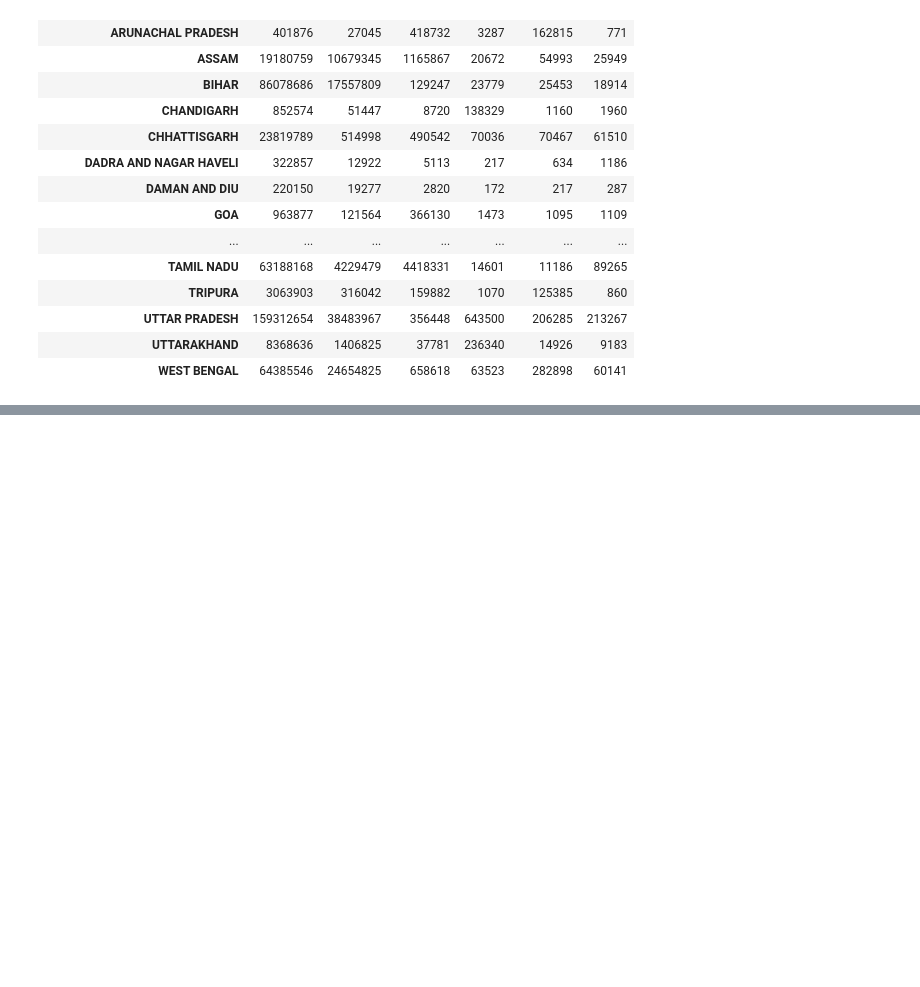
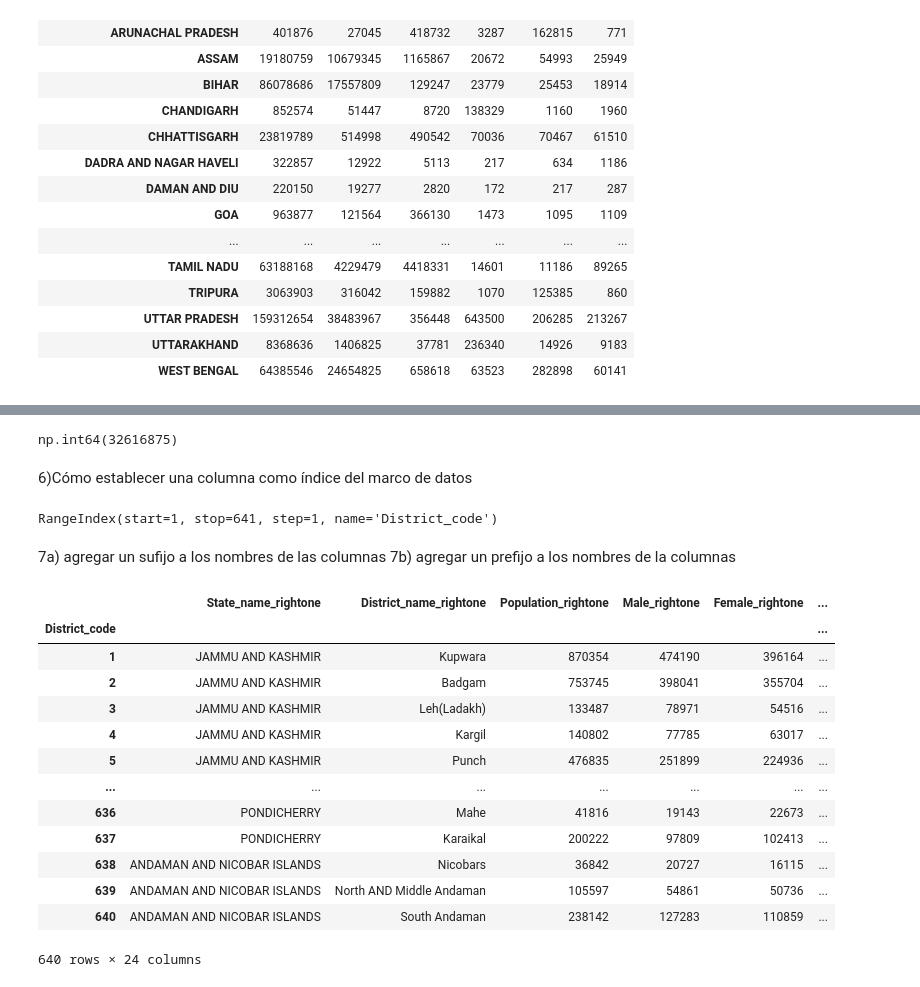
Before and after one commit to Mariaedita/proyectoDatos, a Jupyter notebook: proyecto6-censo/proyecto6.ipynb, the cells around one changed output, grey strips where cells are left out. Saved outputs shown, nothing was run; the diff lists cells and outputs as text; code cells hidden in the pictures; blank space fills up the shorter version.

```diff
--- a/proyecto6-censo/proyecto6.ipynb
+++ b/proyecto6-censo/proyecto6.ipynb
@@ -117,0 +126,33 @@ data.groupby('State_name')[['Hindus' , 'Muslims' , 'Christians' , 'Sikhs' , 'Bud
+# %%
+data[data.State_name == 'MAHARASHTRA']['Male_Workers'].sum()
+# %% [output]
+np.int64(32616875)
+# %% [markdown]
+6)Cómo establecer una columna como índice del marco de datos
+# %%
+data = data.set_index('District_code')
+# %%
+data.index
+# %% [output]
+RangeIndex(start=1, stop=641, step=1, name='District_code')
+# %% [markdown]
+7a) agregar un sufijo a los nombres de las columnas
+7b) agregar un prefijo a los nombres de la columnas
+# %%
+data.add_suffix('_rightone')
+#data.head(1)
+# %% [output]
+|  | State_name_rightone | District_name_rightone | Population_rightone | Male_rightone | Female_rightone | ... |
+| District_code |  |  |  |  |  | ... |
+| 1 | JAMMU AND KASHMIR | Kupwara | 870354 | 474190 | 396164 | ... |
+| 2 | JAMMU AND KASHMIR | Badgam | 753745 | 398041 | 355704 | ... |
+| 3 | JAMMU AND KASHMIR | Leh(Ladakh) | 133487 | 78971 | 54516 | ... |
+| 4 | JAMMU AND KASHMIR | Kargil | 140802 | 77785 | 63017 | ... |
+| 5 | JAMMU AND KASHMIR | Punch | 476835 | 251899 | 224936 | ... |
+| ... | ... | ... | ... | ... | ... | ... |
+| 636 | PONDICHERRY | Mahe | 41816 | 19143 | 22673 | ... |
+| 637 | PONDICHERRY | Karaikal | 200222 | 97809 | 102413 | ... |
+| 638 | ANDAMAN AND NICOBAR ISLANDS | Nicobars | 36842 | 20727 | 16115 | ... |
+| 639 | ANDAMAN AND NICOBAR ISLANDS | North AND Middle Andaman | 105597 | 54861 | 50736 | ... |
+| 640 | ANDAMAN AND NICOBAR ISLANDS | South Andaman | 238142 | 127283 | 110859 | ... |
+640 rows × 24 columns
```
Also changed, not shown: parts of 3 cells of this notebook.
